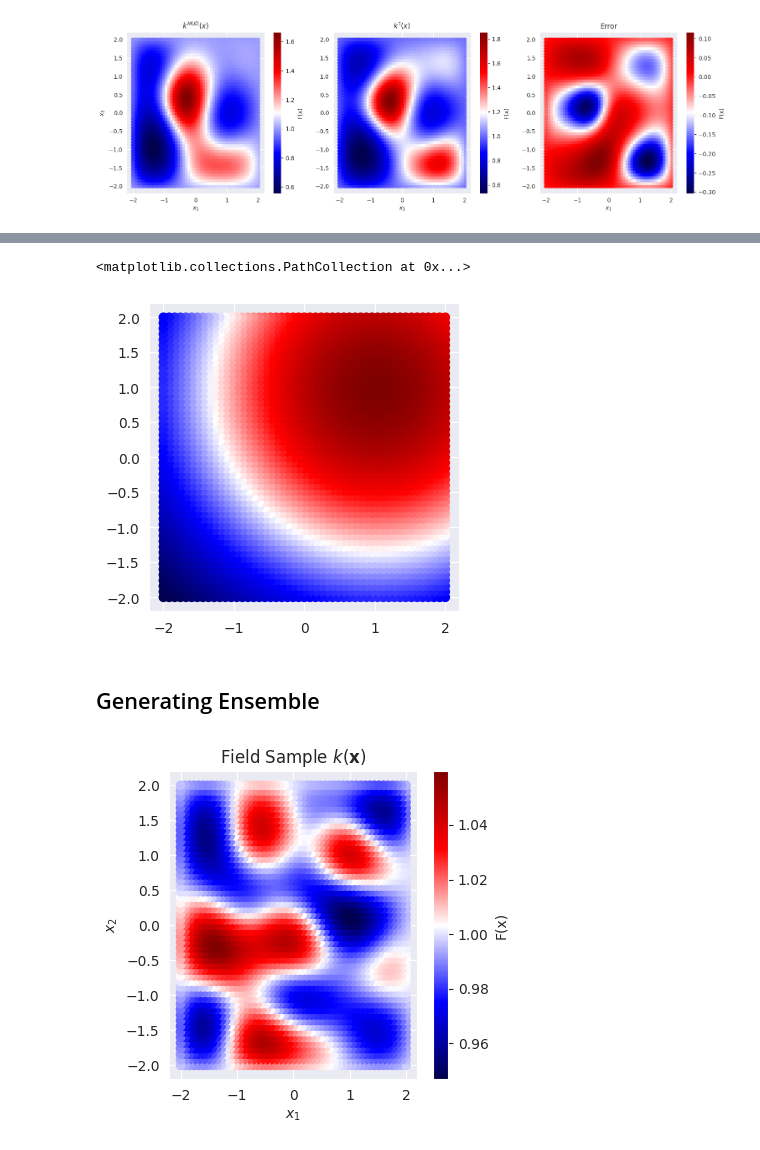
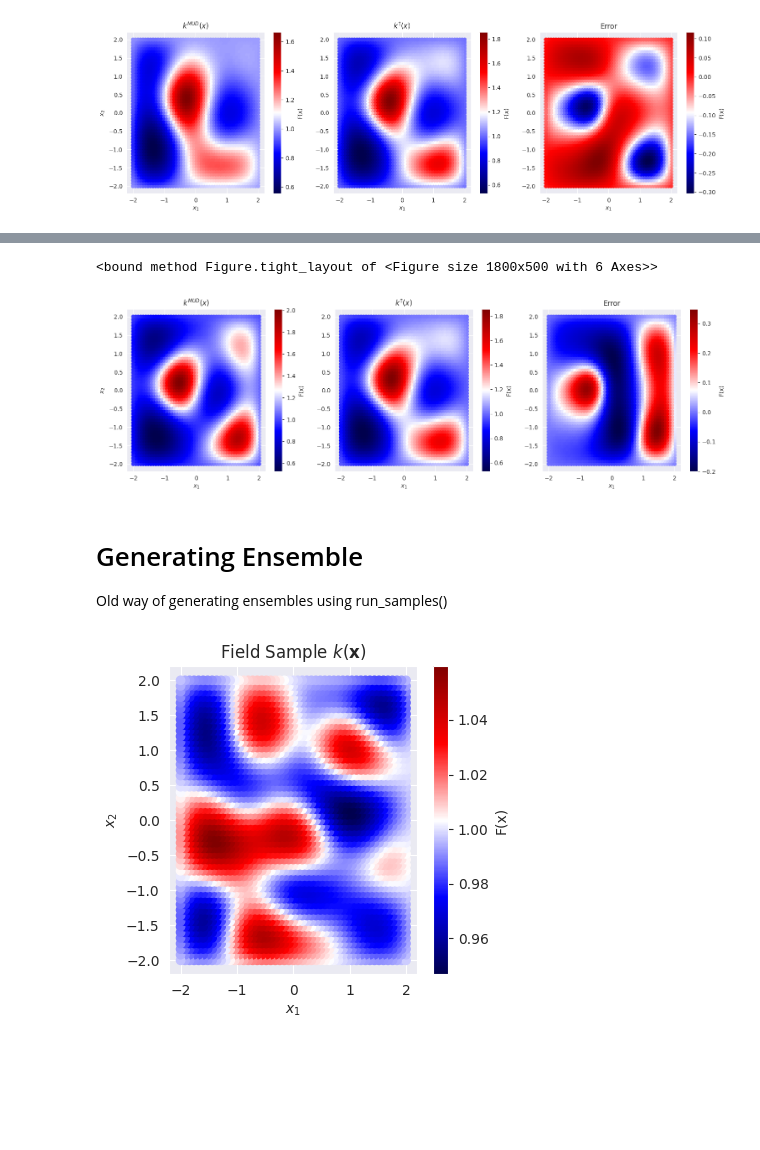
Before and after one commit to UT-CHG/pyDCI, a Jupyter notebook: notebooks/Examples/HeatEquation.ipynb, the cells around one changed output, grey strips where cells are left out. Cells and saved outputs as stored; diff of their text form; code cells hidden in the pictures; blank space fills up the shorter version.

```diff
--- a/notebooks/Examples/HeatEquation.ipynb
+++ b/notebooks/Examples/HeatEquation.ipynb
@@ -393,11 +397,22 @@ sol
-# %%
-ax, kwargs = heat_model._init_axis()
-ax.scatter(heat_model.coords[:, 0], heat_model.coords[:, 1], c= sol['t_0'], cmap='seismic')
-# %% [output]
-<matplotlib.collections.PathCollection at 0x...>
-[figure, removed]
+# %%
+iteration = -1
+fig, ax = plt.subplots(1, 3, figsize=(18,5))
+heat_model2.plot_field(field=heat_model2.probs[iteration].mud_point, ax=ax[0])
+ax[0].set_title('$k^{MUD}(x)$')
+heat_model2.plot_field(field=heat_model2.lam_true, ax=ax[1])
+ax[1].set_title('$k^{\dagger}(x)$')
+ax[1].set_ylabel('')
+heat_model2.plot_field(field=heat_model2.probs[iteration].mud_point, diff=heat_model2.lam_true, ax=ax[2])
+ax[2].set_title('Error')
+ax[2].set_ylabel('')
+fig.tight_layout
+# %% [output]
+<bound method Figure.tight_layout of <Figure size 1800x500 with 6 Axes>>
+[figure, added]
 # %% [markdown]
-## Generating Ensemble
+# Generating Ensemble
+
+Old way of generating ensembles using run_samples()
 # %%
 nsamples = 3
 params, samples = heat_model.run_samples(nsamples=nsamples)
```
Also changed, not shown: parts of 43 cells of this notebook, 9 other files.
